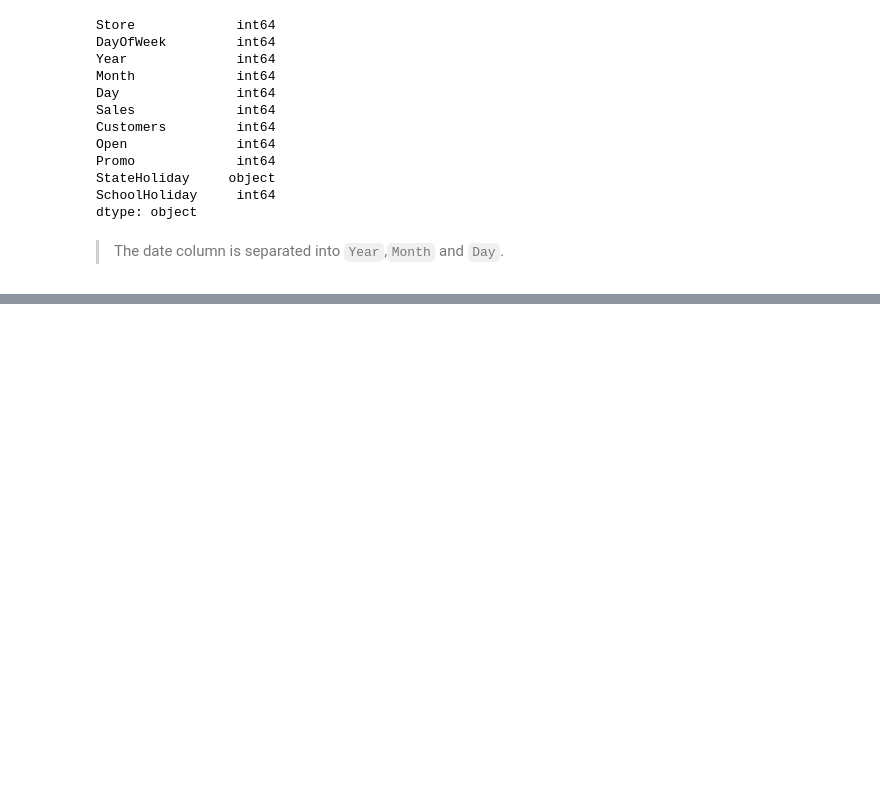
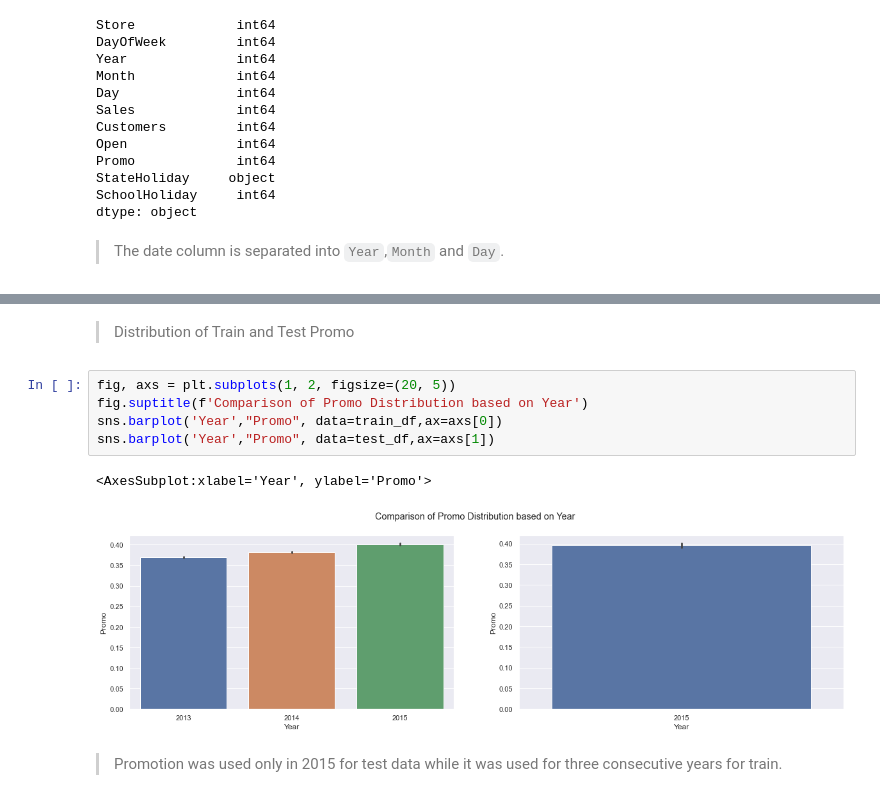
Before and after one commit to Melak2017/Pharmaceutical-Sales-Prediction-, a Jupyter notebook: notebooks/data_exploration.ipynb, the cells around one changed output, grey strips where cells are left out. Saved outputs shown, nothing was run; the diff lists cells and outputs as text; blank space fills up the shorter version.

```diff
--- a/notebooks/data_exploration.ipynb
+++ b/notebooks/data_exploration.ipynb
@@ -197,0 +199,12 @@ test_df.head()
+# %% [markdown]
+>Distribution of Train and Test Promo
+# %%
+fig, axs = plt.subplots(1, 2, figsize=(20, 5))
+fig.suptitle(f'Comparison of Promo Distribution based on Year')
+sns.barplot('Year',"Promo", data=train_df,ax=axs[0])
+sns.barplot('Year',"Promo", data=test_df,ax=axs[1])
+# %% [output]
+<AxesSubplot:xlabel='Year', ylabel='Promo'>
+[figure, added]
+# %% [markdown]
+>Promotion was used only in 2015 for test data while  it was used for three consecutive years for train.
```
Also changed, not shown: parts of 4 cells of this notebook.
